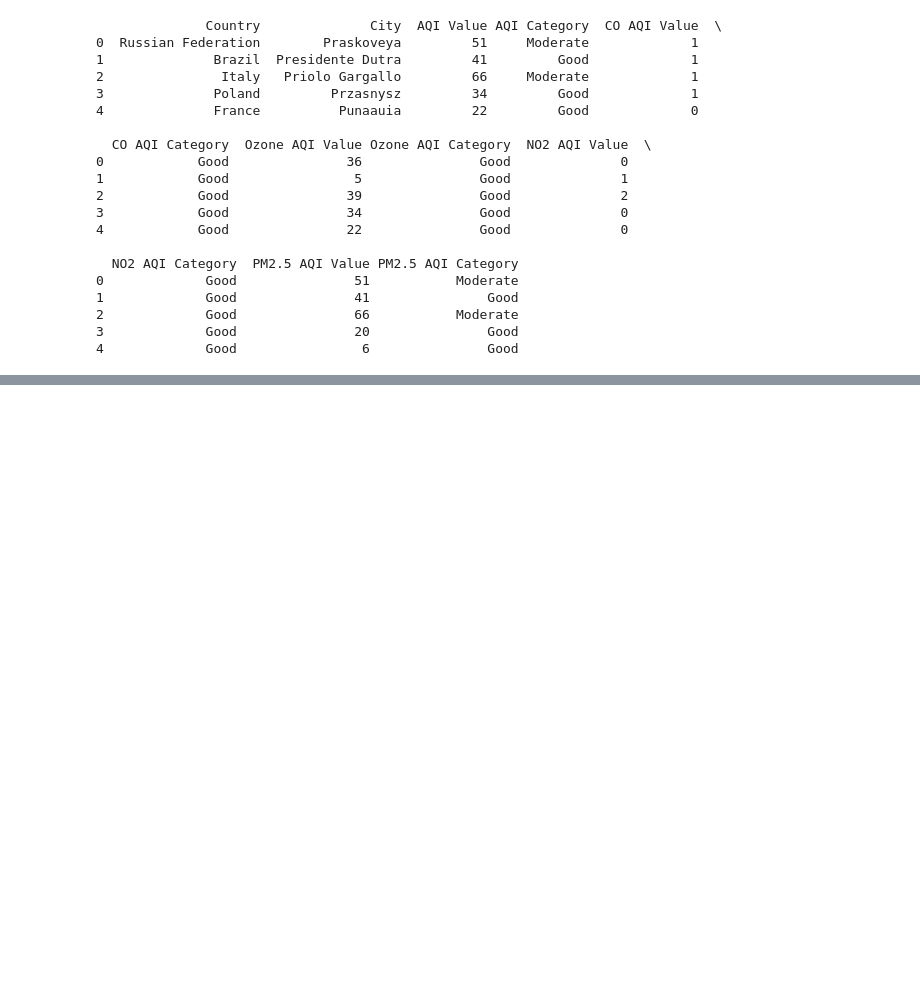
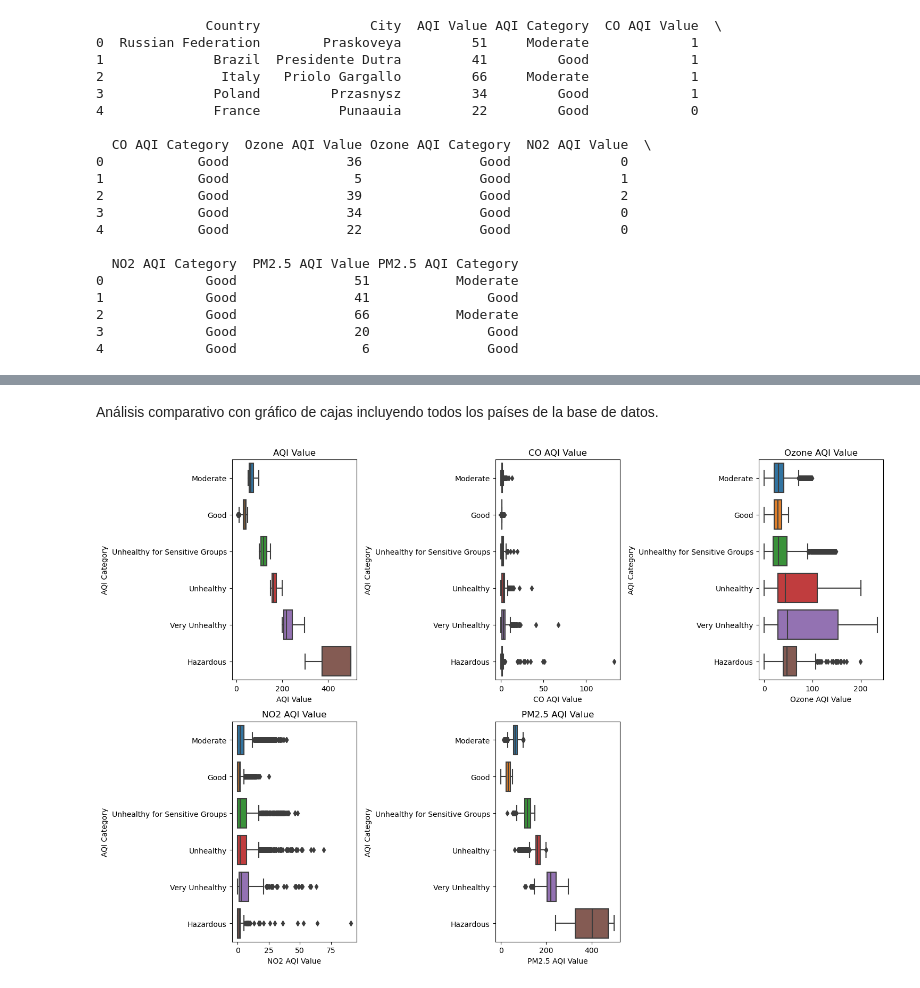
Before and after one commit to adolfo85/airpolution, a Jupyter notebook: notebooks/airPolution.ipynb, the cells around one changed output, grey strips where cells are left out. Saved outputs shown, nothing was run; the diff lists cells and outputs as text; code cells hidden in the pictures; blank space fills up the shorter version.

Commit message:
análisis exploratorio

```diff
--- a/notebooks/airPolution.ipynb
+++ b/notebooks/airPolution.ipynb
@@ -40,0 +180,13 @@ print(df.head())
+# %% [markdown]
+Análisis comparativo con gráfico de cajas incluyendo todos los países de la base de datos.
+# %%
+fig = plt.figure(figsize=(15,10))
+
+for i in range(len(col)):
+    plt.subplot(2,3,i+1)
+    plt.title(col[i])
+    sns.boxplot(data=df,x=df[col[i]],y=df['AQI Category'])
+plt.tight_layout()
+plt.show()
+# %% [output]
+[figure, added]
```
Also changed, not shown: parts of 23 cells of this notebook.
